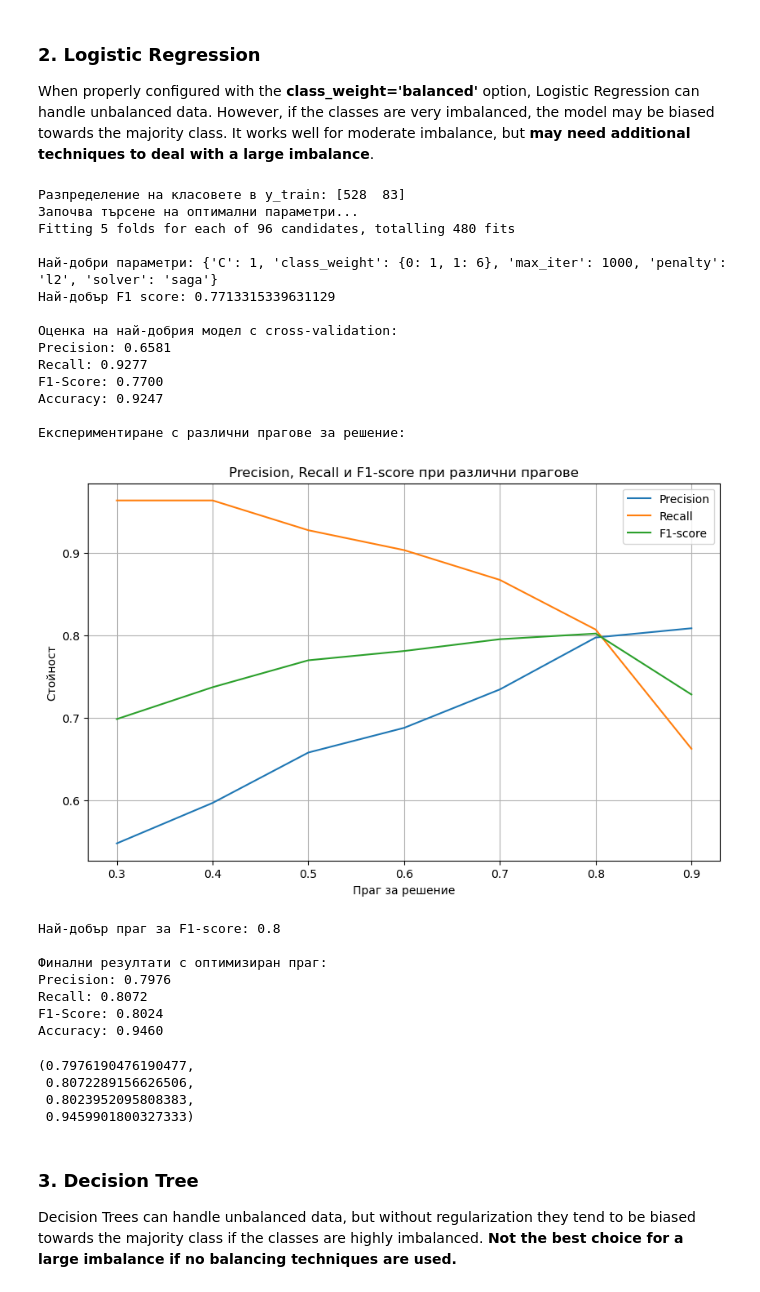
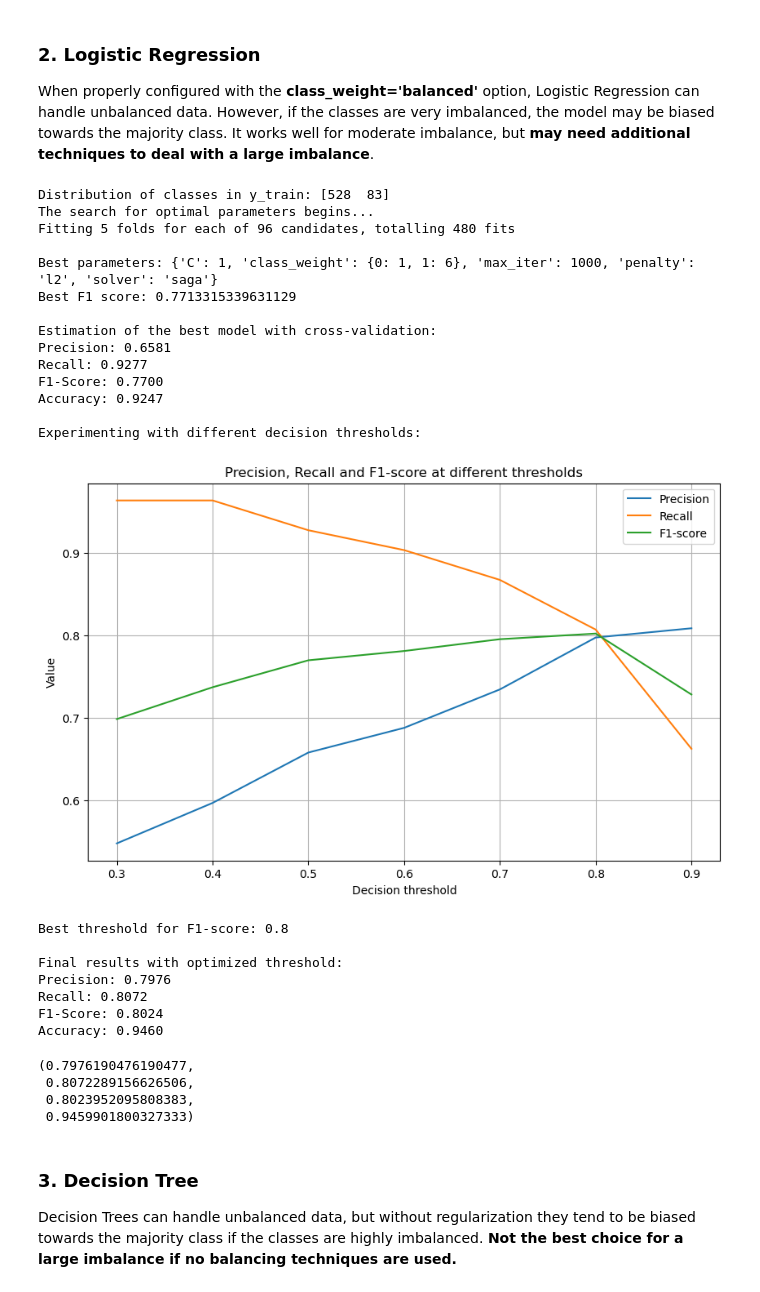
Before and after one commit to Engineer194/Analysis-of-the-US-Economy---Part-2, a Jupyter notebook: modeling_1.ipynb, the cells around one changed output. Drawn from its saved outputs; the diff is of its cells as text; code cells hidden in the pictures.

```diff
--- a/modeling_1.ipynb
+++ b/modeling_1.ipynb
@@ -68,17 +68,17 @@ Here are the main metrics we can use to get the **final score** for each **model
 
 When properly configured with the **class_weight='balanced'** option, Logistic Regression can handle unbalanced data. However, if the classes are very imbalanced, the model may be biased towards the majority class. It works well for moderate imbalance, but **may need additional techniques to deal with a large imbalance**.
 # %%
-# Глобално потискане на всички предупреждения
+# Suppress all warnings globally.
 warnings.filterwarnings("ignore")
 
-# Първо да видим разпределението на класовете
-print("Разпределение на класовете в y_train:", np.bincount(y_train))
+# First let's see the distribution of classes.
+print("Distribution of classes in y_train:", np.bincount(y_train))
 
-# Стандартизация на входните данни
+# Standardization of input data.
 scaler = StandardScaler()
 X_train_scaled = scaler.fit_transform(X_train)
 
-# Създаване на базов модел и оценка
+# Base model creation and evaluation.
 def evaluate_model(y_true, y_pred):
     precision = precision_score(y_true, y_pred)
     recall = recall_score(y_true, y_pred)
@@ -92,7 +92,7 @@ def evaluate_model(y_true, y_pred):
 
     return precision, recall, f1, accuracy
 
-# Настройка на параметрите с GridSearchCV
+# Setting parameters with GridSearchCV.
 param_grid = {
     'C': [0.001, 0.01, 0.1, 1, 10, 100],
     'class_weight': ['balanced', {0:1, 1:6}, {0:1, 1:8}, {0:1, 1:10}],
@@ -101,38 +101,38 @@ param_grid = {
     'penalty': ['l1', 'l2']
 }
 
-# Създаване на базов модел
+# Create a base model.
 base_model = LogisticRegression(random_state=42)
 
-# Настройка на GridSearchCV с фокус върху F1-score
+# GridSearchCV setup with focus on F1-score.
 skf = StratifiedKFold(n_splits=5, shuffle=True, random_state=42)
 grid_search = GridSearchCV(
     estimator=base_model,
     param_grid=param_grid,
     cv=skf,
-    scoring='f1',  # Променяме на F1-score
+    scoring='f1',  # We change to F1-score.
     n_jobs=-1,
     verbose=1
 )
 
-# Изпълнение на търсенето
-print("Започва търсене на оптимални параметри...")
+# Fulfillment of the search.
+print("The search for optimal parameters begins...")
 grid_search.fit(X_train_scaled, y_train)
 
-# Извеждане на резултатите
-print("\nНай-добри параметри:", grid_search.best_params_)
-print("Най-добър F1 score:", grid_search.best_score_)
+# Displaying the results.
+print("\nBest parameters:", grid_search.best_params_)
+print("Best F1 score:", grid_search.best_score_)
 
-# Използване на най-добрия модел
+# Using the best model.
 best_model = grid_search.best_estimator_
 
-# Оценка на модела с cross-validation
-print("\nОценка на най-добрия модел с cross-validation:")
+# Model estimation with cross-validation.
+print("\nEstimation of the best model with cross-validation:")
 y_pred = cross_val_predict(best_model, X_train_scaled, y_train, cv=skf)
 precision, recall, f1, accuracy = evaluate_model(y_train, y_pred)
 
-# Експериментиране с различни прагове за решение
-print("\nЕкспериментиране с различни прагове за решение:")
+# Experiment with different decision thresholds.
+print("\nExperimenting with different decision thresholds:")
 y_pred_proba = cross_val_predict(best_model, X_train_scaled, y_train, cv=skf, method='predict_proba')
 
 thresholds = [0.3, 0.4, 0.5, 0.6, 0.7, 0.8, 0.9]
@@ -145,51 +145,51 @@ for threshold in thresholds:
     f1 = f1_score(y_train, y_pred_threshold)
     results.append({
         'threshold': threshold,
         'precision': precision,
         'recall': recall,
         'f1': f1
     })
 
-# Визуализация на резултатите от праговете
+# Visualization of threshold results.
 results_df = pd.DataFrame(results)
 plt.figure(figsize=(10, 6))
 plt.plot(results_df['threshold'], results_df['precision'], label='Precision')
 plt.plot(results_df['threshold'], results_df['recall'], label='Recall')
 plt.plot(results_df['threshold'], results_df['f1'], label='F1-score')
-plt.xlabel('Праг за решение')
-plt.ylabel('Стойност')
-plt.title('Precision, Recall и F1-score при различни прагове')
+plt.xlabel('Decision threshold')
+plt.ylabel('Value')
+plt.title('Precision, Recall and F1-score at different thresholds')
 plt.legend()
 plt.grid(True)
 plt.show()
 
-# Намиране на най-добрия праг за F1-score
+# Finding the best F1-score threshold.
 best_f1_threshold = results_df.loc[results_df['f1'].idxmax(), 'threshold']
-print(f"\nНай-добър праг за F1-score: {best_f1_threshold}")
+print(f"\nBest threshold for F1-score: {best_f1_threshold}")
 
-# Финални предсказания с най-добрия праг
+# Final predictions with the best threshold.
 final_predictions = (y_pred_proba[:, 1] >= best_f1_threshold).astype(int)
-print("\nФинални резултати с оптимизиран праг:")
+print("\nFinal results with optimized threshold:")
 evaluate_model(y_train, final_predictions)
 # %% [output]
-Разпределение на класовете в y_train: [528  83]
-Започва търсене на оптимални параметри...
+Distribution of classes in y_train: [528  83]
+The search for optimal parameters begins...
 Fitting 5 folds for each of 96 candidates, totalling 480 fits
 
-Най-добри параметри: {'C': 1, 'class_weight': {0: 1, 1: 6}, 'max_iter': 1000, 'penalty': 'l2', 'solver': 'saga'}
-Най-добър F1 score: 0.7713315339631129
+Best parameters: {'C': 1, 'class_weight': {0: 1, 1: 6}, 'max_iter': 1000, 'penalty': 'l2', 'solver': 'saga'}
+Best F1 score: 0.7713315339631129
 
-Оценка на най-добрия модел с cross-validation:
+Estimation of the best model with cross-validation:
 Precision: 0.6581
 Recall: 0.9277
 F1-Score: 0.7700
 Accuracy: 0.9247
 
-Експериментиране с различни прагове за решение:
+Experimenting with different decision thresholds:
-[figure, old version]
+[figure, new version]
-Най-добър праг за F1-score: 0.8
+Best threshold for F1-score: 0.8
 
-Финални резултати с оптимизиран праг:
+Final results with optimized threshold:
 Precision: 0.7976
 Recall: 0.8072
 F1-Score: 0.8024
```
Also changed, not shown: parts of 2 cells of this notebook.
